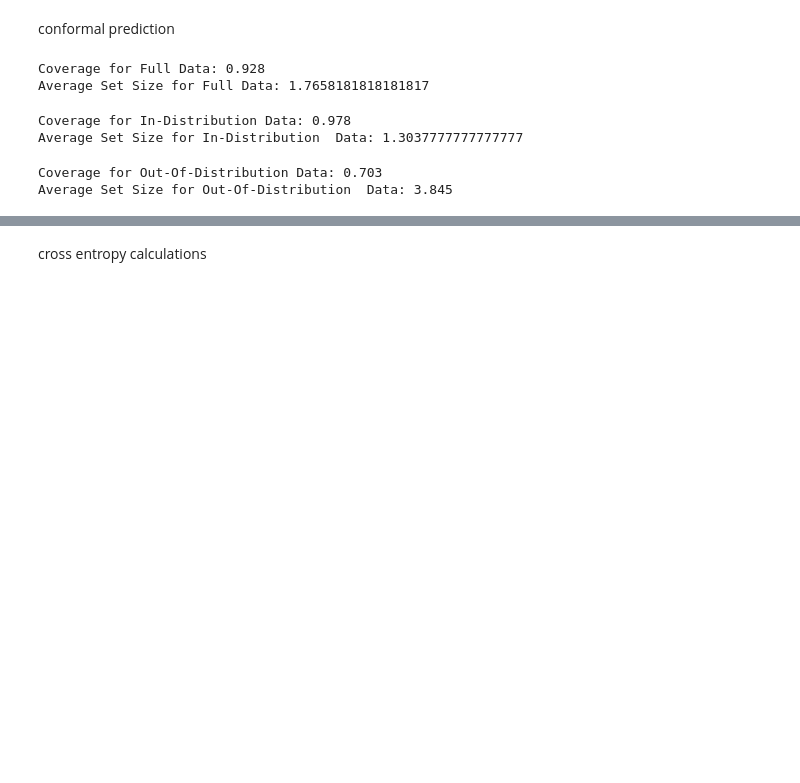
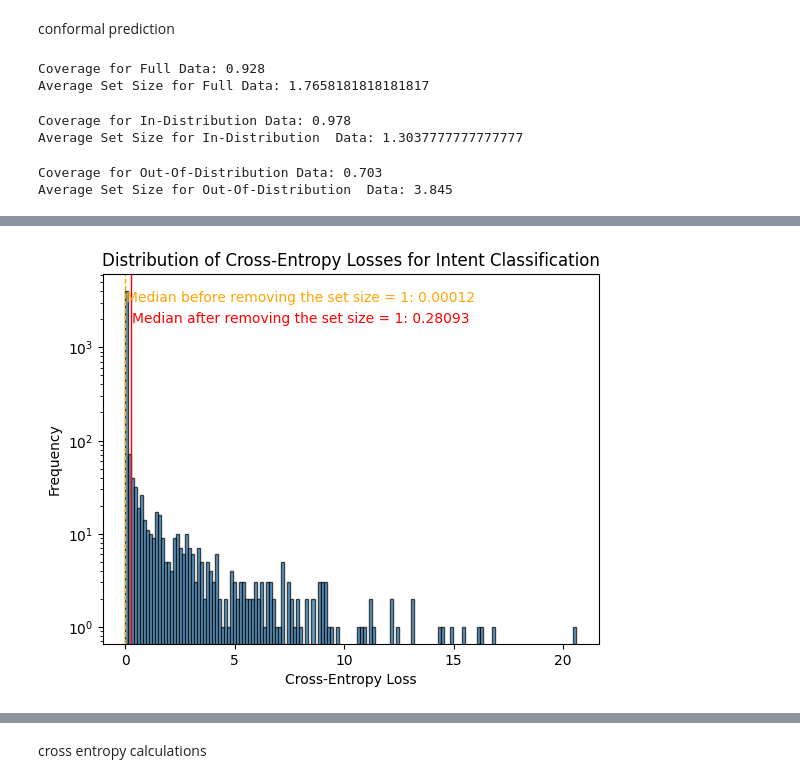
Before and after one commit to negarkamali/OOS, a Jupyter notebook: Intent_classification_conforml_prediction.ipynb, the cells around one changed output, grey strips where cells are left out. Drawn from its saved outputs; the diff is of its cells as text; code cells hidden in the pictures; blank space fills up the shorter version.

```diff
--- a/Intent_classification_conforml_prediction.ipynb
+++ b/Intent_classification_conforml_prediction.ipynb
@@ -542,0 +592,16 @@ plt.show()
+# %%
+# Plot the distribution
+plt.hist(cross_entropy_losses, bins=150, alpha=0.7, edgecolor='black')
+plt.title('Distribution of Cross-Entropy Losses for Intent Classification')
+plt.xlabel('Cross-Entropy Loss')
+plt.ylabel('Frequency')
+
+# Add a line for the median in orange dashed line
+plt.axvline(median_loss, color='orange', linestyle='dashed', linewidth=1)
+plt.axvline(filtered_median_loss, color='red', linestyle='solid', linewidth=1)
+plt.yscale('log')
+plt.text(median_loss+0.02, plt.ylim()[1]*0.5, f'Median before removing the set size = 1: {median_loss:.5f}', color='orange')
+plt.text(filtered_median_loss+0.02, plt.ylim()[1]*0.3, f'Median after removing the set size = 1: {filtered_median_loss:.5f}', color='red')
+plt.show()
+# %% [output]
+[figure, added]
```
Also changed, not shown: parts of 24 cells of this notebook.
